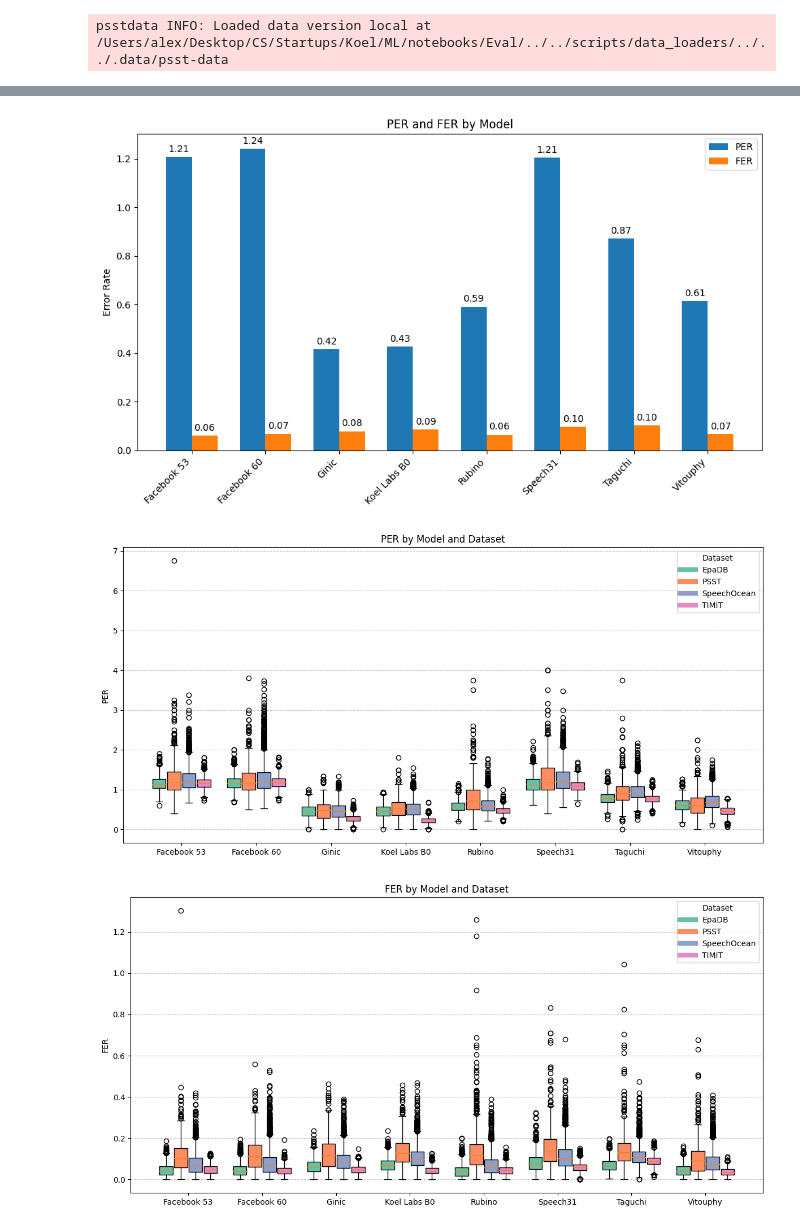
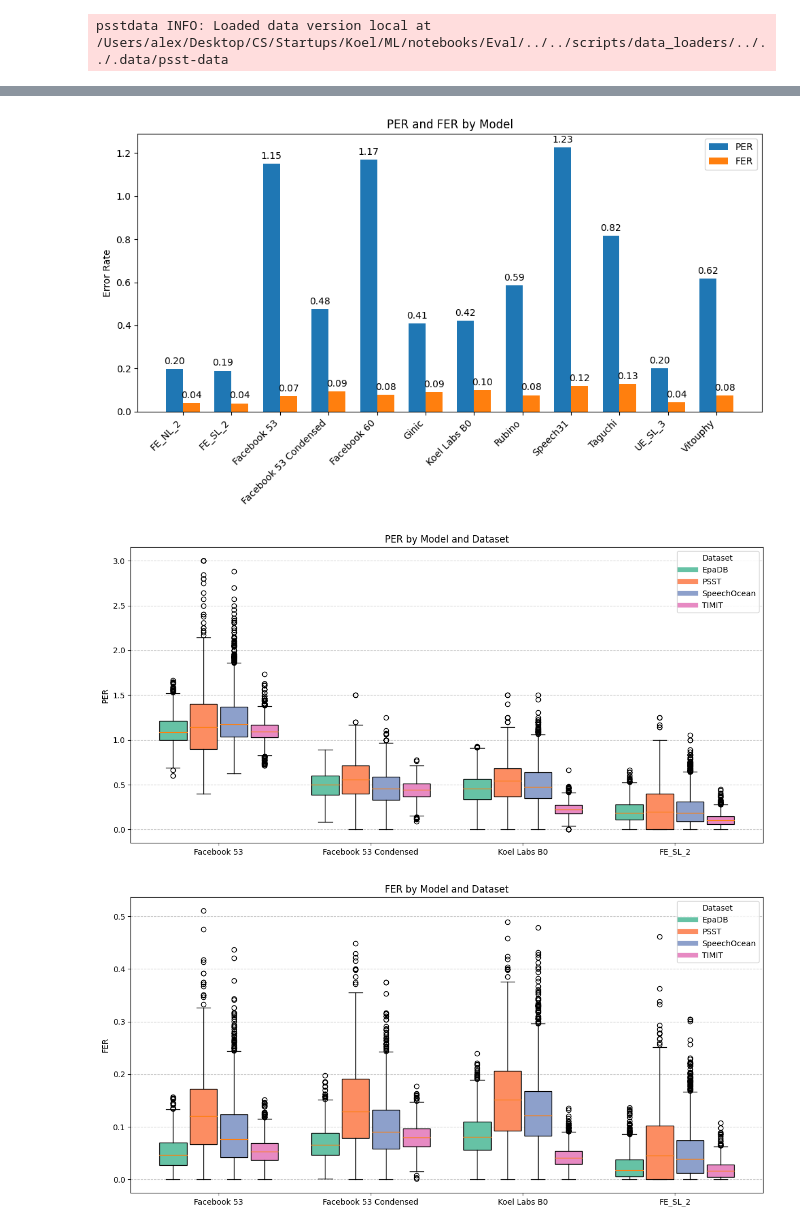
Before and after one commit to KoelLabs/ML, a Jupyter notebook: notebooks/Eval/IPA_eval.ipynb, the cells around one changed output, grey strips where cells are left out. Drawn from its saved outputs; the diff is of its cells as text; code cells hidden in the pictures.

Commit message:
evaluate new models

```diff
--- a/notebooks/Eval/IPA_eval.ipynb
+++ b/notebooks/Eval/IPA_eval.ipynb
@@ -39,6 +40,7 @@ Model = namedtuple('Model', ['name', 'model_id'])
 
 models = [
     Model('Facebook 53', "facebook/wav2vec2-xlsr-53-espeak-cv-ft"),
+    Model('Facebook 53 Condensed', os.path.join("..", "..", "models", "facebook53_condensed")),
     Model('Facebook 60', "facebook/wav2vec2-lv-60-espeak-cv-ft"),
     Model('Koel Labs B0', "KoelLabs/xlsr-timit-b0"),
     Model('Ginic', "ginic/data_seed_4_wav2vec2-large-xlsr-buckeye-ipa"),
@@ -46,6 +48,10 @@ models = [
     Model('Vitouphy', "vitouphy/wav2vec2-xls-r-300m-timit-phoneme"),
     Model('Taguchi', "ctaguchi/wav2vec2-large-xlsr-japlmthufielta-ipa-plus-2000"),
     Model('Rubino', "mrrubino/wav2vec2-large-xlsr-53-l2-arctic-phoneme"),
+
+    Model('FE_NL_2', os.path.join("..", "Finetuning", "runs", '7dcumy8x', 'checkpoint-8620')),
+    Model('UE_SL_3', os.path.join("..", "Finetuning", "runs", 'ub9b3v0v', "checkpoint-5750")),
+    Model('FE_SL_2', os.path.join("..", "Finetuning", "runs", 'u75dncsm', "checkpoint-8050")),
 ]
 # %%
 OUTPUT_PATH = os.path.join('..', '..', '.data', 'ipa_predictions.csv')
@@ -122,6 +136,10 @@ output_df[output_df['prediction'].isna()]
 # %%
 # drop failed rows
 output_df.dropna(inplace=True)
+# %%
+def remove_bad_model_vocab(ipa):
+    ipa = ''.join(c for c in ipa if not c.isdigit()).lower().replace("#", "").replace("ɔ̇", "ɔ")
+    return remove_length_diacritics(remove_tones_and_stress(ipa)).replace(".", "").replace('̪', '').replace("[", "")
 # %%
-output_df[["per", "fer"]] = output_df.parallel_apply(lambda x: pd.Series(evaluate(x['ground_truth'], x['prediction'], simplify=True)), axis=1) # type: ignore
+output_df[["per", "fer"]] = output_df.parallel_apply(lambda x: pd.Series(evaluate(remove_bad_model_vocab(x['ground_truth']), remove_bad_model_vocab(x['prediction']), simplify=False)), axis=1) # type: ignore
 # %% [output]
@@ -157,11 +176,12 @@ for bar in bars1 + bars2:
 plt.tight_layout()
 plt.show()
 # %% [output]
-[figure, old version]
+[figure, new version]
 # %%
 # two box plots (one for per and one for fer) for each model and dataset combo
 # models = ['Facebook 53', 'Facebook 60', 'Koel Labs B0', 'Vitouphy']
-models = sorted(output_df['model_name'].unique())
+models = ['Facebook 53', 'Facebook 53 Condensed', 'Koel Labs B0', 'FE_SL_2']
+# models = sorted(output_df['model_name'].unique())
 datasets = sorted(output_df['dataset'].unique())
 colors = sns.color_palette("Set2", len(datasets))
 
@@ -179,40 +199,42 @@ def plot_grouped_boxplots(metric: str, title: str):
         for i, dataset in enumerate(datasets):
             subset = output_df[(output_df['model_name'] == model) & (output_df['dataset'] == dataset)]
             if not subset.empty:
-                data.append(subset[metric].values)
+                values = subset[metric].values
+                values[values.argmax()] = values.mean() # eliminate top 1 outlier
+                data.append(values)
                 pos = current_pos + i * width
                 positions.append(pos)
                 labels.append(model if i == len(datasets) // 2 else "")  # Label model only once
         current_pos += width * len(datasets) + 1  # Add spacing between models
 
     # Flatten and plot each box individually with appropriate color
     bp = ax.boxplot(data, positions=positions, widths=width*0.9, patch_artist=True, manage_ticks=False)
 
     # Color boxes
     for i, box in enumerate(bp['boxes']):
         dataset_index = i % len(datasets)
         box.set(facecolor=colors[dataset_index])
 
     # Legend
     handles = [plt.Line2D([0], [0], color=color, lw=6) for color in colors] # type: ignore
     ax.legend(handles, datasets, title="Dataset")
 
     ax.set_title(title)
     ax.set_ylabel(metric.upper())
     ax.set_xticks(
         [np.mean(positions[i*len(datasets):(i+1)*len(datasets)]) for i in range(len(models))]
     )
     ax.set_xticklabels(models, rotation=0, ha='center')
     ax.grid(True, axis='y', linestyle='--', alpha=0.7)
     plt.tight_layout()
     plt.show()
 
 # Plot both PER and FER
 plot_grouped_boxplots("per", "PER by Model and Dataset")
 plot_grouped_boxplots("fer", "FER by Model and Dataset")
 # %% [output]
-[figure, old version]
+[figure, new version]
-[figure, old version]
+[figure, new version]
 # %%
 output_df.groupby(['model_name'])[['per', 'fer']].mean()
 # %% [output]
```
Also changed, not shown: parts of 7 cells of this notebook, 1 other file.
